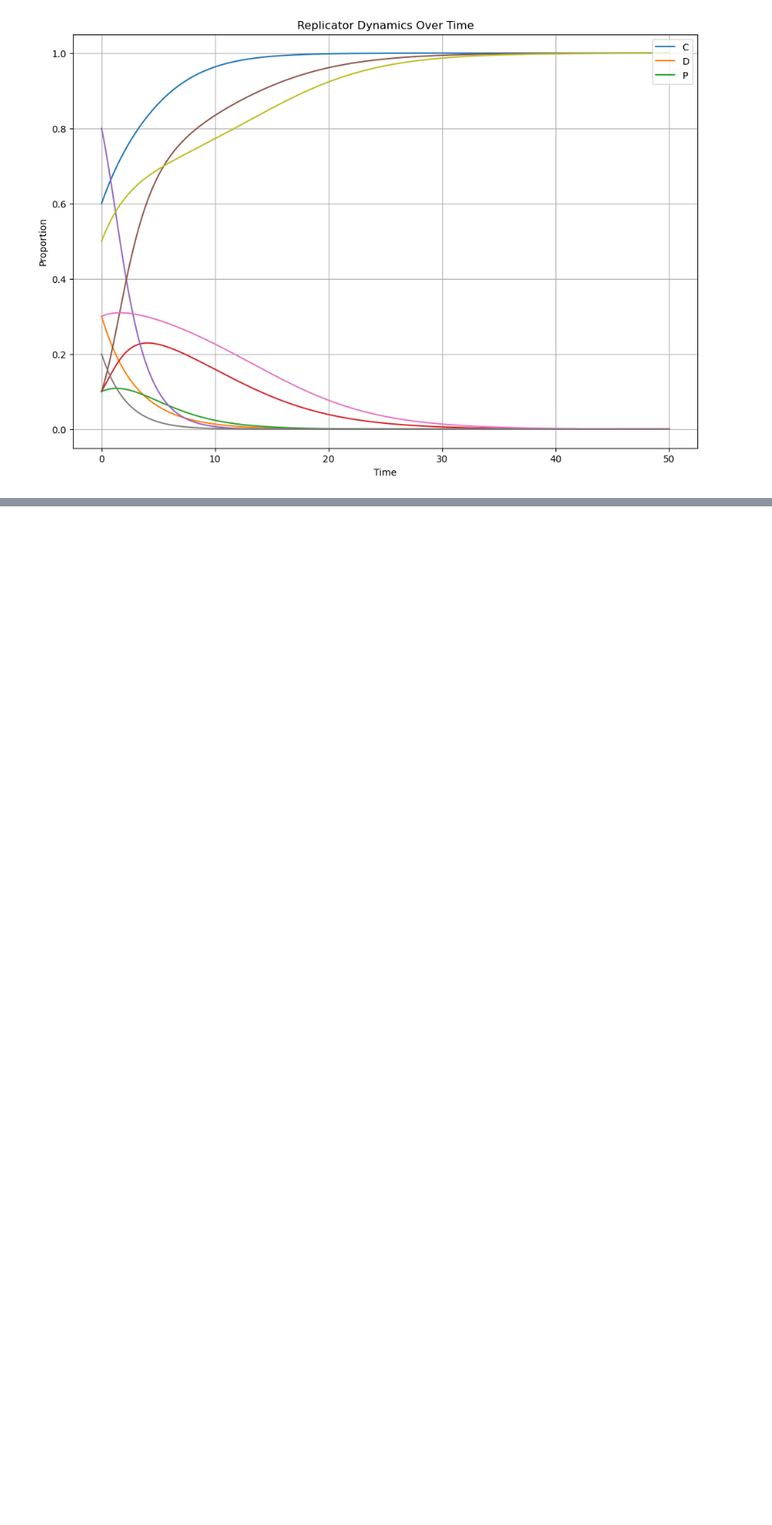
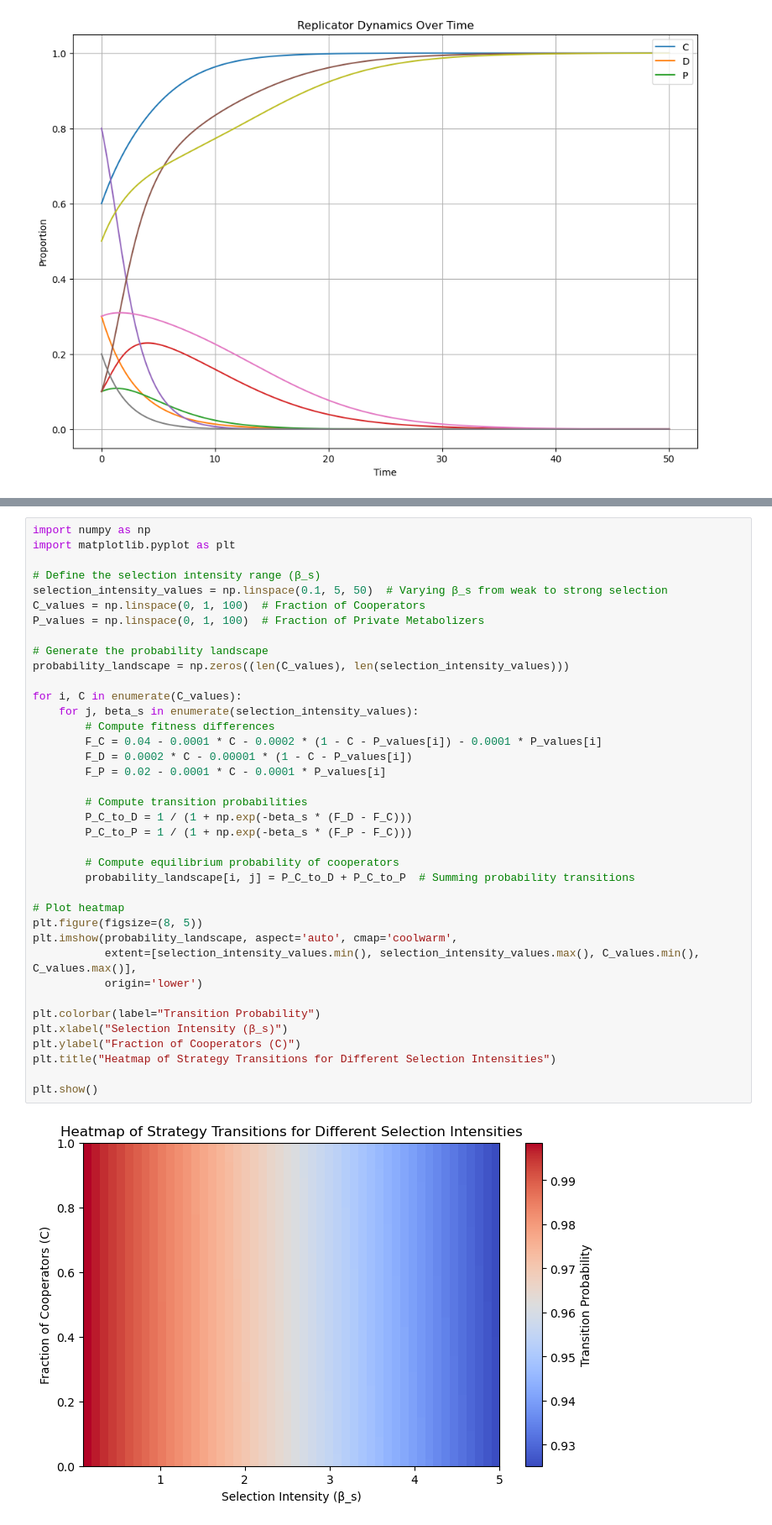
Before and after one commit to Computational-Biology-Aachen/FightClub, a Jupyter notebook: game theory concept.ipynb, the cells around one changed output, grey strips where cells are left out. Shown at 84% size. Saved outputs shown, nothing was run; the diff lists cells and outputs as text; blank space fills up the shorter version.

```diff
--- a/game theory concept.ipynb
+++ b/game theory concept.ipynb
@@ -622,0 +670,40 @@ plt.show()
+# %%
+import numpy as np
+import matplotlib.pyplot as plt
+
+# Define the selection intensity range (β_s)
+selection_intensity_values = np.linspace(0.1, 5, 50)  # Varying β_s from weak to strong selection
+C_values = np.linspace(0, 1, 100)  # Fraction of Cooperators
+P_values = np.linspace(0, 1, 100)  # Fraction of Private Metabolizers
+
+# Generate the probability landscape
+probability_landscape = np.zeros((len(C_values), len(selection_intensity_values)))
+
+for i, C in enumerate(C_values):
+    for j, beta_s in enumerate(selection_intensity_values):
+        # Compute fitness differences
+        F_C = 0.04 - 0.0001 * C - 0.0002 * (1 - C - P_values[i]) - 0.0001 * P_values[i]
+        F_D = 0.0002 * C - 0.00001 * (1 - C - P_values[i])
+        F_P = 0.02 - 0.0001 * C - 0.0001 * P_values[i]
+
+        # Compute transition probabilities
+        P_C_to_D = 1 / (1 + np.exp(-beta_s * (F_D - F_C)))
+        P_C_to_P = 1 / (1 + np.exp(-beta_s * (F_P - F_C)))
+
+        # Compute equilibrium probability of cooperators
+        probability_landscape[i, j] = P_C_to_D + P_C_to_P  # Summing probability transitions
+
+# Plot heatmap
+plt.figure(figsize=(8, 5))
+plt.imshow(probability_landscape, aspect='auto', cmap='coolwarm',
+           extent=[selection_intensity_values.min(), selection_intensity_values.max(), C_values.min(), C_values.max()],
+           origin='lower')
+
+plt.colorbar(label="Transition Probability")
+plt.xlabel("Selection Intensity (β_s)")
+plt.ylabel("Fraction of Cooperators (C)")
+plt.title("Heatmap of Strategy Transitions for Different Selection Intensities")
+
+plt.show()
+# %% [output]
+[figure, added]
```
Also changed, not shown: parts of 14 cells of this notebook, 2 other files.
